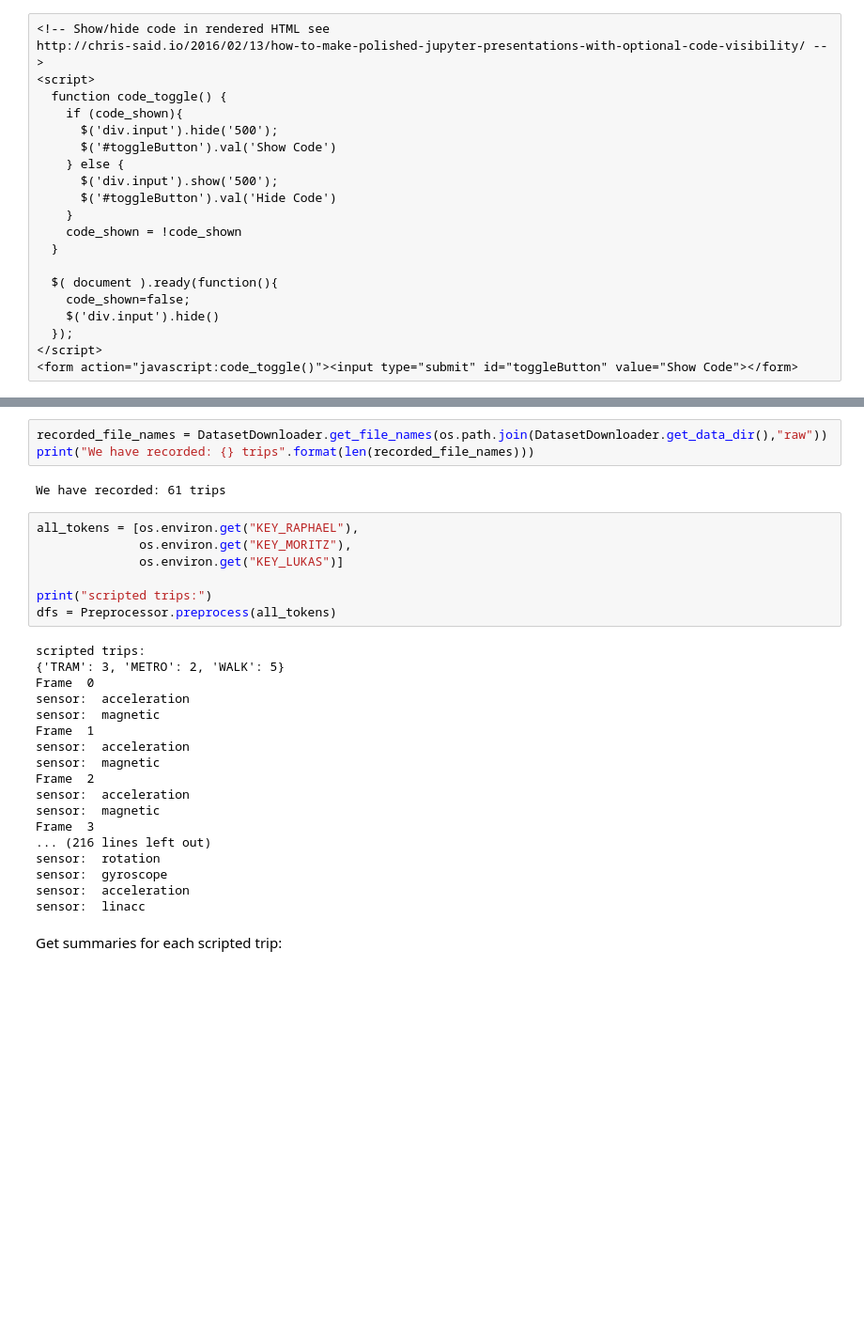
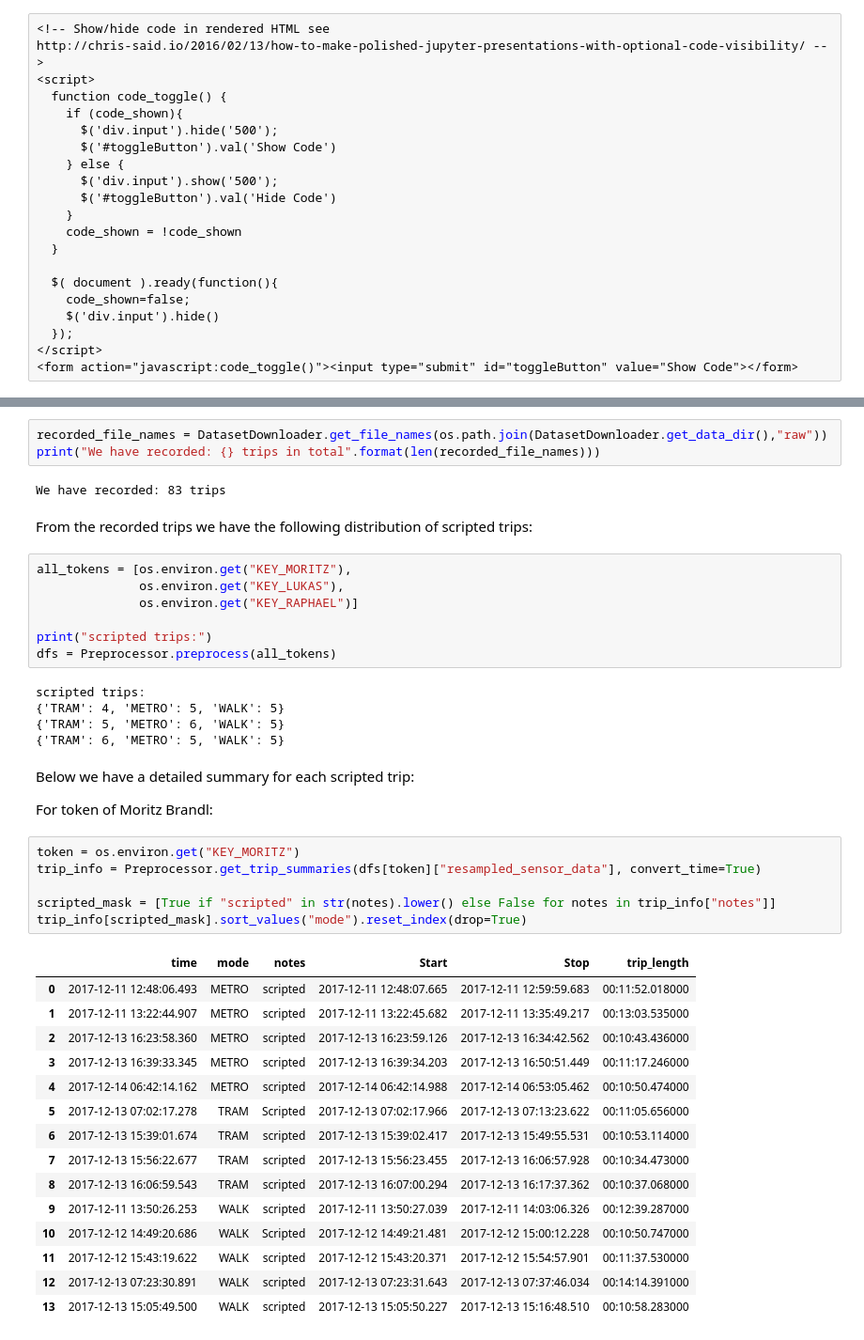
Before and after one commit to univie-datamining-team3/assignment2, a Jupyter notebook: notebooks/2.0-lm-presentation.ipynb, the cells around one changed output, grey strips where cells are left out. Shown at 94% size. Cells and saved outputs as stored; diff of their text form; blank space fills up the shorter version.

```diff
--- a/notebooks/2.0-lm-presentation.ipynb
+++ b/notebooks/2.0-lm-presentation.ipynb
@@ -72,32 +79,45 @@ The autoreload extension is already loaded. To reload it, use:
 # %%
 recorded_file_names = DatasetDownloader.get_file_names(os.path.join(DatasetDownloader.get_data_dir(),"raw"))
-print("We have recorded: {} trips".format(len(recorded_file_names)))
+print("We have recorded: {} trips in total".format(len(recorded_file_names)))
 # %% [output]
-We have recorded: 61 trips
+We have recorded: 83 trips
+# %% [markdown]
+From the recorded trips we have the following distribution of scripted trips:
 # %%
-all_tokens = [os.environ.get("KEY_RAPHAEL"),
-              os.environ.get("KEY_MORITZ"),
-              os.environ.get("KEY_LUKAS")]
+all_tokens = [os.environ.get("KEY_MORITZ"),
+              os.environ.get("KEY_LUKAS"),
+              os.environ.get("KEY_RAPHAEL")]
 
 print("scripted trips:")
 dfs = Preprocessor.preprocess(all_tokens)
 # %% [output]
 scripted trips:
-{'TRAM': 3, 'METRO': 2, 'WALK': 5}
-Frame  0
-sensor:  acceleration
-sensor:  magnetic
-Frame  1
-sensor:  acceleration
-sensor:  magnetic
-Frame  2
-sensor:  acceleration
-sensor:  magnetic
-Frame  3
-... (216 lines left out)
-sensor:  rotation
-sensor:  gyroscope
-sensor:  acceleration
-sensor:  linacc
+{'TRAM': 4, 'METRO': 5, 'WALK': 5}
+{'TRAM': 5, 'METRO': 6, 'WALK': 5}
+{'TRAM': 6, 'METRO': 5, 'WALK': 5}
-# %% [markdown]
-Get summaries for each scripted trip:
+# %% [markdown]
+Below we have a detailed summary for each scripted trip:
+
+For token of Moritz Brandl:
+# %%
+token = os.environ.get("KEY_MORITZ")
+trip_info = Preprocessor.get_trip_summaries(dfs[token]["resampled_sensor_data"], convert_time=True)
+
+scripted_mask = [True if "scripted" in str(notes).lower() else False for notes in trip_info["notes"]]
+trip_info[scripted_mask].sort_values("mode").reset_index(drop=True)
+# %% [output]
+|  | time | mode | notes | Start | Stop | trip_length |
+| 0 | 2017-12-11 12:48:06.493 | METRO | scripted | 2017-12-11 12:48:07.665 | 2017-12-11 12:59:59.683 | 00:11:52.018000 |
+| 1 | 2017-12-11 13:22:44.907 | METRO | scripted | 2017-12-11 13:22:45.682 | 2017-12-11 13:35:49.217 | 00:13:03.535000 |
+| 2 | 2017-12-13 16:23:58.360 | METRO | scripted | 2017-12-13 16:23:59.126 | 2017-12-13 16:34:42.562 | 00:10:43.436000 |
+| 3 | 2017-12-13 16:39:33.345 | METRO | scripted | 2017-12-13 16:39:34.203 | 2017-12-13 16:50:51.449 | 00:11:17.246000 |
+| 4 | 2017-12-14 06:42:14.162 | METRO | scripted | 2017-12-14 06:42:14.988 | 2017-12-14 06:53:05.462 | 00:10:50.474000 |
+| 5 | 2017-12-13 07:02:17.278 | TRAM | Scripted | 2017-12-13 07:02:17.966 | 2017-12-13 07:13:23.622 | 00:11:05.656000 |
+| 6 | 2017-12-13 15:39:01.674 | TRAM | scripted | 2017-12-13 15:39:02.417 | 2017-12-13 15:49:55.531 | 00:10:53.114000 |
+| 7 | 2017-12-13 15:56:22.677 | TRAM | scripted | 2017-12-13 15:56:23.455 | 2017-12-13 16:06:57.928 | 00:10:34.473000 |
+| 8 | 2017-12-13 16:06:59.543 | TRAM | scripted | 2017-12-13 16:07:00.294 | 2017-12-13 16:17:37.362 | 00:10:37.068000 |
+| 9 | 2017-12-11 13:50:26.253 | WALK | scripted | 2017-12-11 13:50:27.039 | 2017-12-11 14:03:06.326 | 00:12:39.287000 |
+| 10 | 2017-12-12 14:49:20.686 | WALK | Scripted | 2017-12-12 14:49:21.481 | 2017-12-12 15:00:12.228 | 00:10:50.747000 |
+| 11 | 2017-12-12 15:43:19.622 | WALK | scripted | 2017-12-12 15:43:20.371 | 2017-12-12 15:54:57.901 | 00:11:37.530000 |
+| 12 | 2017-12-13 07:23:30.891 | WALK | scripted | 2017-12-13 07:23:31.643 | 2017-12-13 07:37:46.034 | 00:14:14.391000 |
+| 13 | 2017-12-13 15:05:49.500 | WALK | scripted | 2017-12-13 15:05:50.227 | 2017-12-13 15:16:48.510 | 00:10:58.283000 |
```
Also changed, not shown: parts of 24 cells of this notebook, 2 other files.
